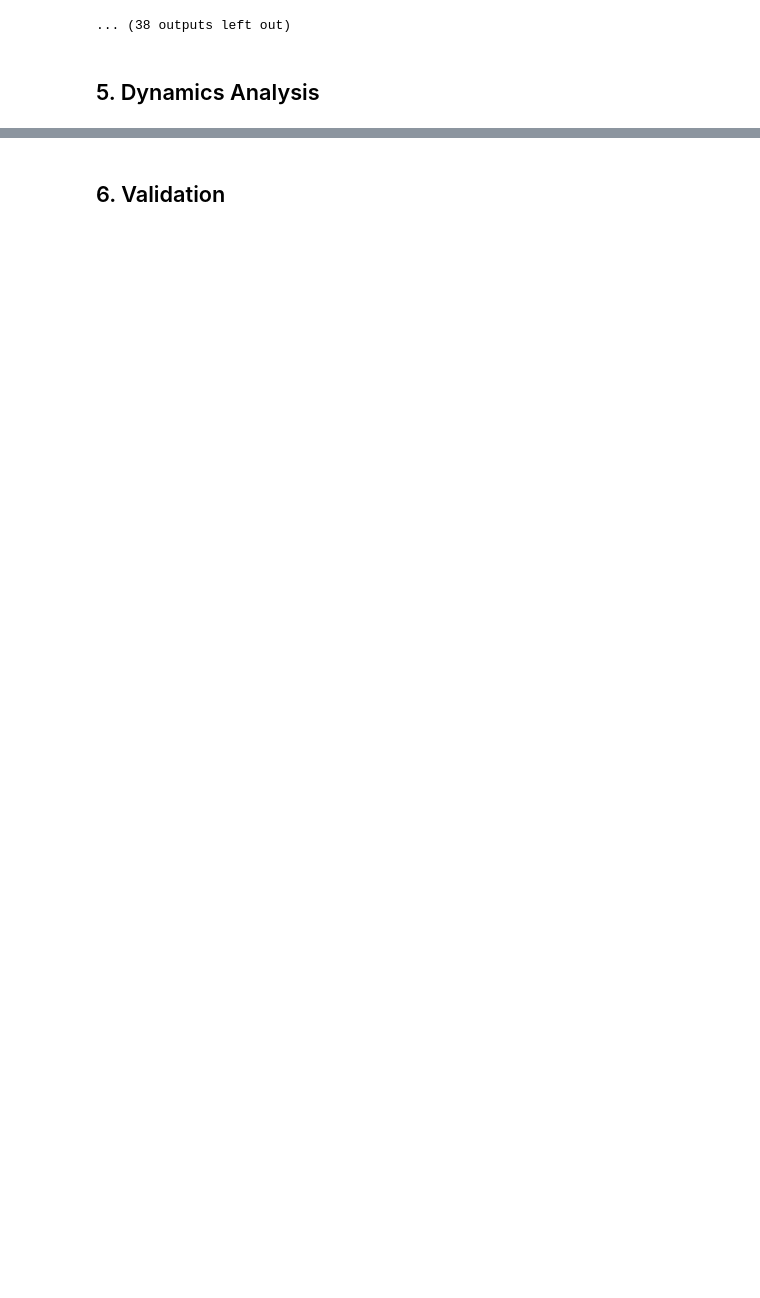
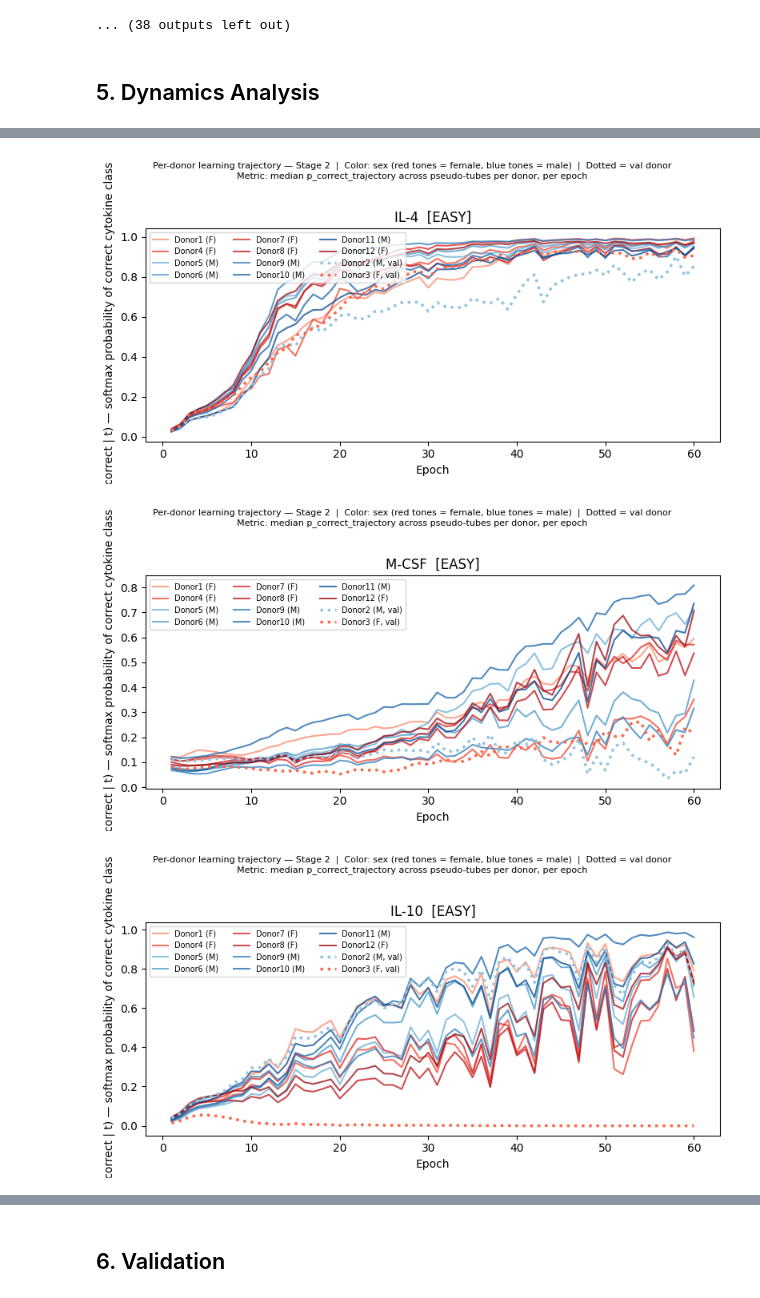
Before and after one commit to Yam-Arieli/cytokine-mil, a Jupyter notebook: notebooks/experiment_subset.ipynb, the cells around one changed output, grey strips where cells are left out. Drawn from its saved outputs; the diff is of its cells as text; code cells hidden in the pictures; blank space fills up the shorter version.

```diff
--- a/notebooks/experiment_subset.ipynb
+++ b/notebooks/experiment_subset.ipynb
@@ -252,7 +252,9 @@ Encoder saved.
 # %% [markdown]
 ## 3. Stage 2 — MIL Training (encoder frozen)
 # %%
-cfg["training"]["lr"] = 0.001
+cfg["training"]["lr"] = 0.0002
+# %%
+cfg["training"]["momentum"] = 0.95
 # %%
 # n_classes derived from the label encoder — 11 for the 10-cytokine subset + PBS
 mil_model = build_mil_model(
@@ -266,7 +268,7 @@ mil_model = build_mil_model(
 dynamics_stage2 = train_mil(
     mil_model,
     train_tube_dataset,                              # train donors only
-    n_epochs=50,
+    n_epochs=60,
     #n_epochs=cfg["training"]["stage2_epochs"],
     lr=cfg["training"]["lr"],
     momentum=cfg["training"]["momentum"],
@@ -444,0 +513,68 @@ plt.show()
+# %%
+# Per-cytokine per-donor P(Y_correct) trajectories — colored by donor sex.
+# Metric: median p_correct_trajectory across pseudo-tubes per donor at each epoch.
+# Aggregation already in donor_traj / val_donor_traj — no retraining.
+#
+# Color encodes sex: red tones = female, blue tones = male (consistent across all figures).
+# Linestyle encodes split: solid = train donor, dotted + thicker = val donor (D2, D3).
+
+FEMALE_DONORS = {f"Donor{i}" for i in [1, 3, 4, 7, 8, 12]}
+MALE_DONORS   = {f"Donor{i}" for i in [2, 5, 6, 9, 10, 11]}
+
+_female_sorted = sorted(FEMALE_DONORS, key=lambda d: int(d.replace("Donor", "")))
+_male_sorted   = sorted(MALE_DONORS,   key=lambda d: int(d.replace("Donor", "")))
+
+_female_palette = plt.cm.Reds(np.linspace(0.4, 0.9, len(_female_sorted)))
+_male_palette   = plt.cm.Blues(np.linspace(0.4, 0.9, len(_male_sorted)))
+
+_donor_color = (
+    {d: c for d, c in zip(_female_sorted, _female_palette)}
+    | {d: c for d, c in zip(_male_sorted,   _male_palette)}
+)
+
+def _sex_label(donor):
+    return "F" if donor in FEMALE_DONORS else "M"
+
+_epochs = dynamics_stage2["logged_epochs"]
+
+for cyt in SUBSET_CYTOKINES:
+    group = "EASY" if cyt in EASY_CYTOKINES else "HARD"
+    fig, ax = plt.subplots(figsize=(8, 4))
+
+    # --- train donors (solid) ---
+    for donor, traj in sorted(
+        donor_traj.get(cyt, {}).items(), key=lambda x: int(x[0].replace("Donor", ""))
+    ):
+        ax.plot(_epochs, traj,
+                color=_donor_color.get(donor, "gray"),
+                linestyle="-", linewidth=1.5, alpha=0.75,
+                label=f"{donor} ({_sex_label(donor)})")
+
+    # --- val donors (dotted, thicker) ---
+    for donor, traj in sorted(
+        val_donor_traj.get(cyt, {}).items(), key=lambda x: int(x[0].replace("Donor", ""))
+    ):
+        ax.plot(_epochs, traj,
+                color=_donor_color.get(donor, "gray"),
+                linestyle=":", linewidth=2.5, alpha=1.0,
+                label=f"{donor} ({_sex_label(donor)}, val)")
+
+    ax.set_xlabel("Epoch")
+    ax.set_ylabel("P(Y_correct | t) — softmax probability of correct cytokine class")
+    ax.set_title(f"{cyt}  [{group}]")
+    ax.legend(fontsize=7, ncol=3, loc="upper left")
+    fig.suptitle(
+        "Per-donor learning trajectory — Stage 2"
+        "  |  Color: sex (red tones = female, blue tones = male)"
+        "  |  Dotted = val donor\n"
+        "Metric: median p_correct_trajectory across pseudo-tubes per donor, per epoch",
+        fontsize=8, y=1.02,
+    )
+    plt.tight_layout()
+    safe_name = cyt.replace("/", "_").replace(" ", "_")
+    plt.savefig(f"per_donor_curves_{safe_name}.png", dpi=120, bbox_inches="tight")
+    plt.show()
+# %% [output]
+[figure, added]
+[figure, added]
+[figure, added]
```
Also changed, not shown: parts of 12 cells of this notebook, 11 other files.
